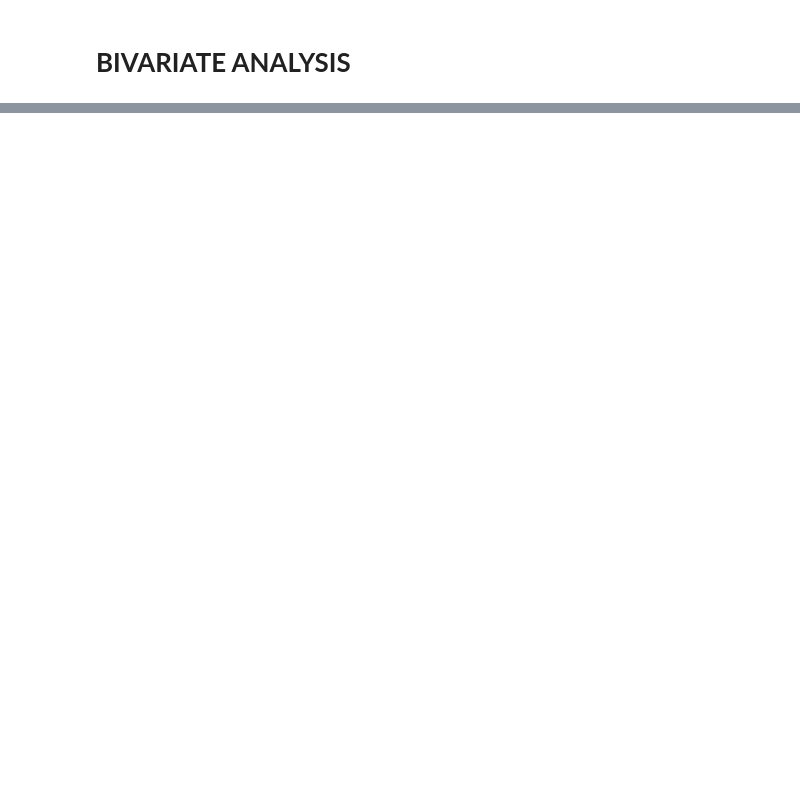
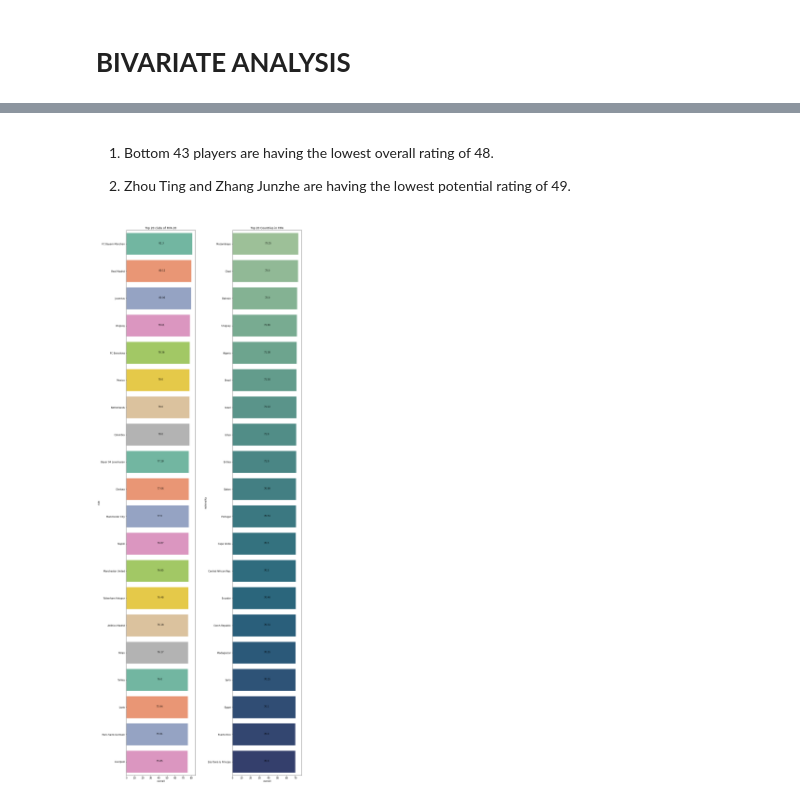
Before and after one commit to manju70/FIFA, a Jupyter notebook: FIFA.ipynb, the cells around one changed output, grey strips where cells are left out. Drawn from its saved outputs; the diff is of its cells as text; code cells hidden in the pictures; blank space fills up the shorter version.

```diff
--- a/FIFA.ipynb
+++ b/FIFA.ipynb
@@ -507,0 +612,25 @@ len(a.loc[a['club'] == 33])
+# %% [markdown]
+1.  Bottom 43 players are having the lowest overall rating of 48.
+
+2.  Zhou Ting and Zhang Junzhe are having the lowest potential rating of 49.
+# %%
+plt.figure(figsize=(20,35))
+plt.subplot(131)
+top_club=data.groupby(['club']).overall.mean().sort_values(ascending=False)[:20]
+plt.title('Top 20 clubs of FIFA 20')
+sns.barplot(x=top_club,y=top_club.index,palette='Set2')
+for index,value in enumerate(top_club):
+  plt.text(value//2, index, str(round(value,2)))
+
+plt.subplot(132)
+
+top_country=data.groupby(['nationality']).overall.mean().sort_values(ascending=False)[:20]
+plt.title('Top 20 Countries in FIFA')
+sns.barplot(y=top_country.index,x=top_country,palette='crest')
+for index, value in enumerate(top_country):    # for printing the values on barplot
+  plt.text(value//2,index,str(round(value,2)))
+
+
+plt.tight_layout(pad=4.0)
+# %% [output]
+[figure, added]
```
Also changed, not shown: parts of 19 cells of this notebook.
